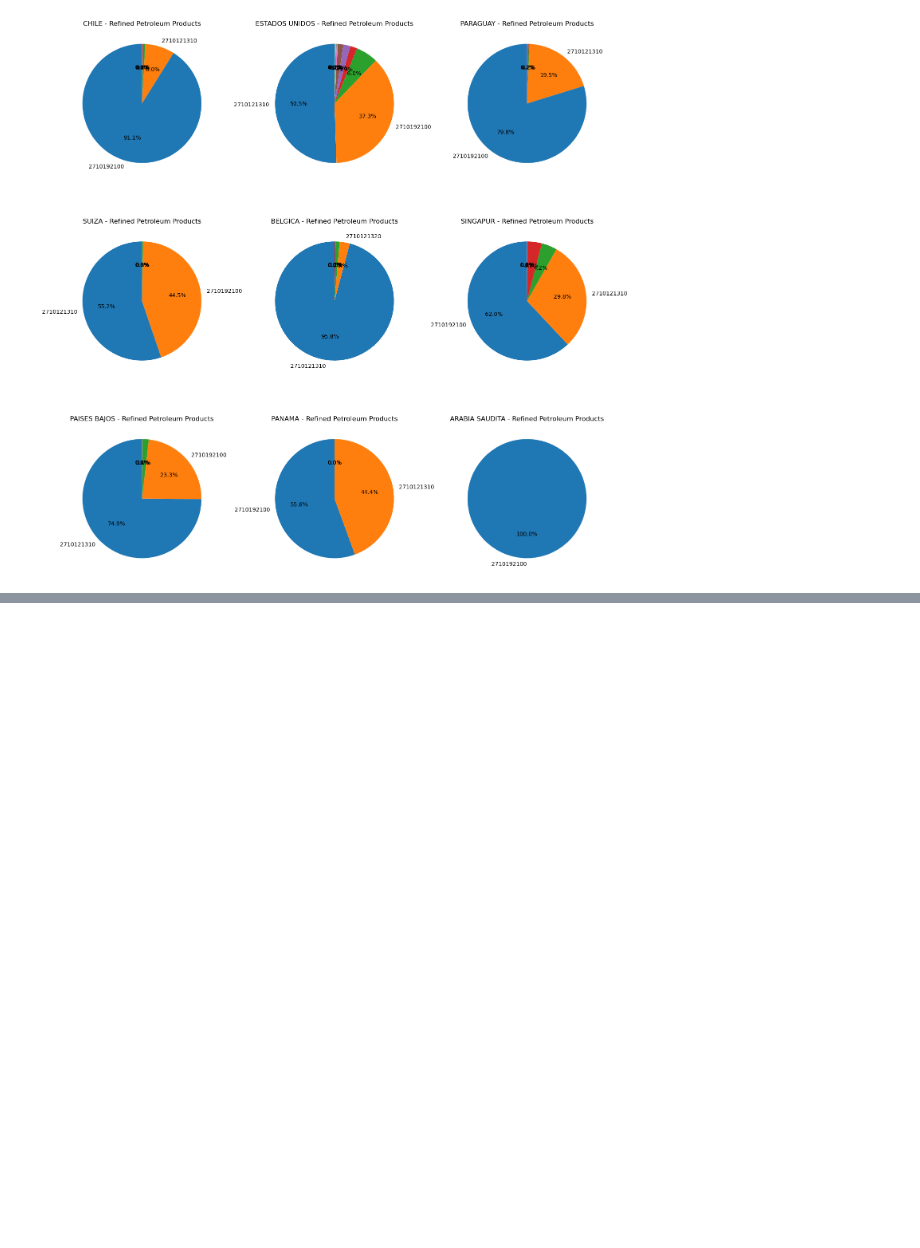
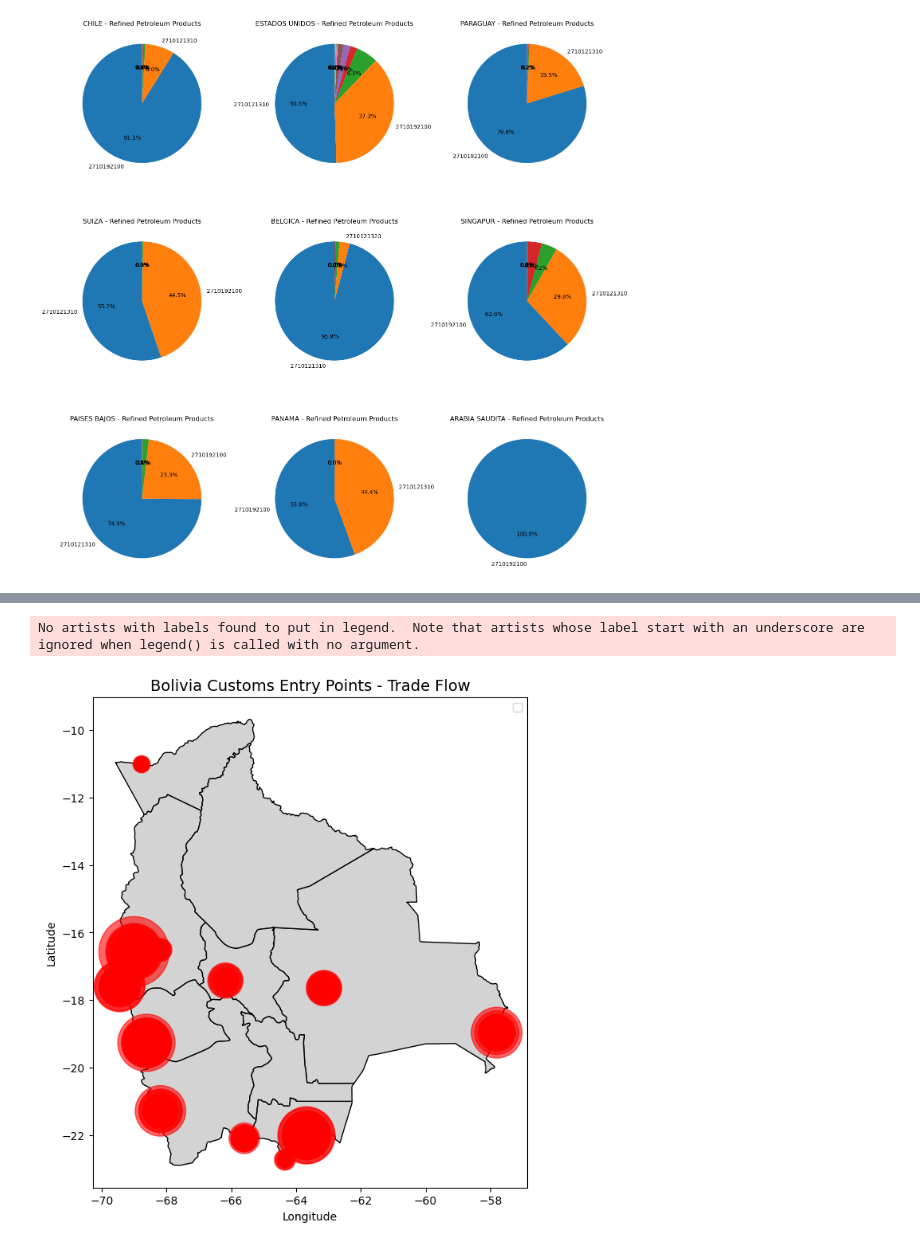
Before and after one commit to serafa11/Bolivia_imports, a Jupyter notebook: Bolivia Five years of imports .ipynb, the cells around one changed output, grey strips where cells are left out. Cells and saved outputs as stored; diff of their text form; code cells hidden in the pictures; blank space fills up the shorter version.

```diff
--- a/Bolivia Five years of imports .ipynb
+++ b/Bolivia Five years of imports .ipynb
@@ -730,0 +882,29 @@ plt.show()
+# %%
+# This is a rough sketch But we can identify that these points correspond to the points
+# established in the country(with some previous knowledge about shape and locations)
+# Now lets give it a try with geopandas
+
+#file containing Bolivia's map
+bolivia_map = gpd.read_file(r"C:\Users\sebas\Documents\Bolivia_imports\bo_shp\bo.shp")
+# Plot the map
+fig, ax = plt.subplots(figsize=(12, 8))
+bolivia_map.plot(ax=ax, color="lightgray", edgecolor="black")
+
+# Overlay bubbles
+ax.scatter(
+    df["Longitude"],
+    df["Lattitude"],
+    s=df["fob"] / 25000,
+    c="red",
+    alpha=0.6,
+   # label="FOB Value (USD)" # won't be using a label at the moment. provocos a bug with the graph
+)
+
+plt.title("Bolivia Customs Entry Points - Trade Flow", fontsize=14)
+plt.xlabel("Longitude")
+plt.ylabel("Latitude")
+plt.legend()
+plt.show()
+# %% [output]
+No artists with labels found to put in legend.  Note that artists whose label start with an underscore are ignored when legend() is called with no argument.
+[figure, added]
```
Also changed, not shown: parts of 20 cells of this notebook.
